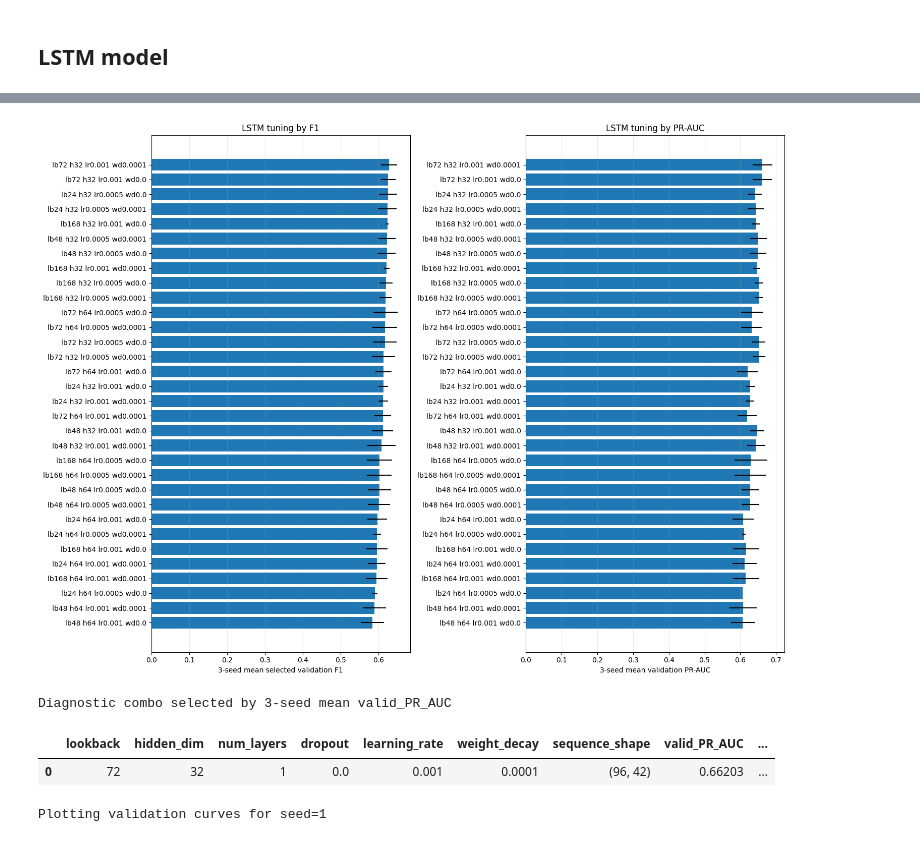
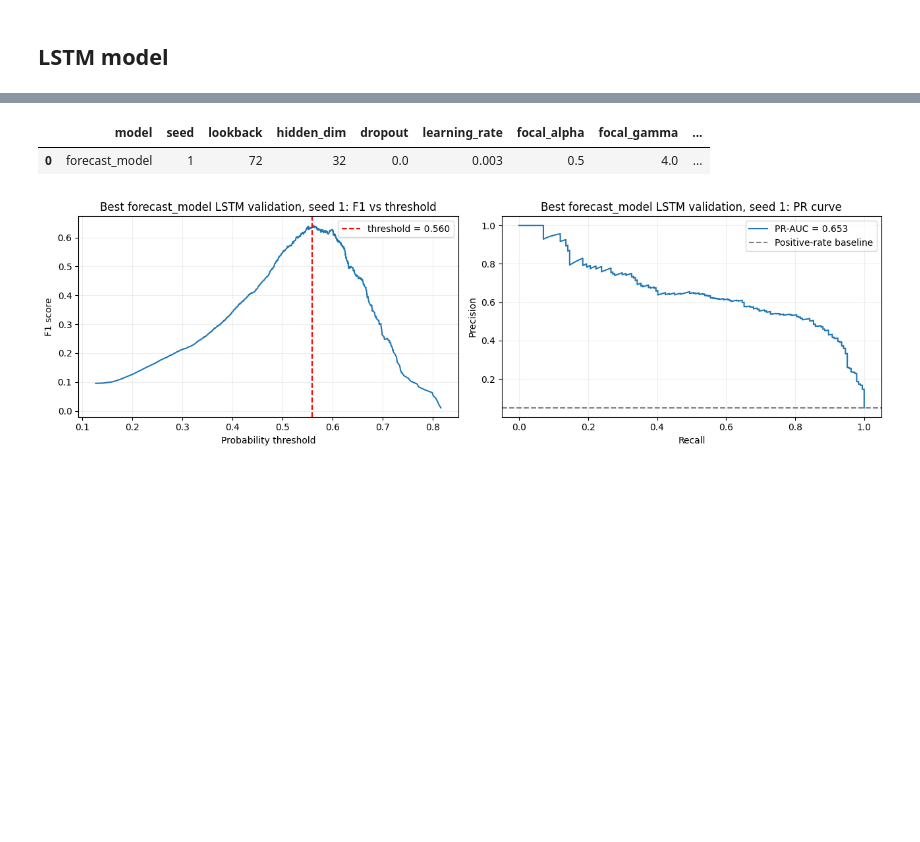
Before and after one commit to ranadeep83/Predicting_curtailment_events--Deep_Learning_Erdos-_2026, a Jupyter notebook: Experimental_modeling/lstm.ipynb, the cells around one changed output, grey strips where cells are left out. Cells and saved outputs as stored; diff of their text form; code cells hidden in the pictures; blank space fills up the shorter version.

Commit message:
final lstm, tcn, xgboost models and error analysis

```diff
--- a/Experimental_modeling/lstm.ipynb
+++ b/Experimental_modeling/lstm.ipynb
@@ -229,9 +228,9 @@ def build_model_datasets(current_lookback):
     }
 
     summary = pd.DataFrame([
-        {"model": "past_model", "lookback": current_lookback, "train": len(datasets["past_model"]["y_train"]), "valid": len(datasets["past_model"]["y_valid"]), "test": len(datasets["past_model"]["y_test"]), "sequence_shape": X_past.shape[1:]},
-        {"model": "forecast_model", "lookback": current_lookback, "train": len(datasets["forecast_model"]["y_train"]), "valid": len(datasets["forecast_model"]["y_valid"]), "test": len(datasets["forecast_model"]["y_test"]), "sequence_shape": X_forecast.shape[1:]},
-        {"model": "oracle_model", "lookback": current_lookback, "train": len(datasets["oracle_model"]["y_train"]), "valid": len(datasets["oracle_model"]["y_valid"]), "test": len(datasets["oracle_model"]["y_test"]), "sequence_shape": X_oracle.shape[1:]},
+        {"model": "past_model", "lookback": current_lookback, "train": len(datasets["past_model"]["y_train"]), "valid": len(datasets["past_model"]["y_valid"]), "sequence_shape": X_past.shape[1:]},
+        {"model": "forecast_model", "lookback": current_lookback, "train": len(datasets["forecast_model"]["y_train"]), "valid": len(datasets["forecast_model"]["y_valid"]), "sequence_shape": X_forecast.shape[1:]},
+        {"model": "oracle_model", "lookback": current_lookback, "train": len(datasets["oracle_model"]["y_train"]), "valid": len(datasets["oracle_model"]["y_valid"]), "sequence_shape": X_oracle.shape[1:]},
     ]).set_index("model")
 
     return datasets, summary, common_times
@@ -261,11 +260,12 @@ class CurtailmentLSTM(nn.Module):
             dropout=dropout if num_layers > 1 else 0.0,
             batch_first=True,
         )
+        self.output_dropout = nn.Dropout(dropout)
         self.fc = nn.Linear(hidden_dim, 1)
 
     def forward(self, x):
         lstm_out, _ = self.lstm(x)
-        last_step = lstm_out[:, -1, :]
+        last_step = self.output_dropout(lstm_out[:, -1, :])
         return self.fc(last_step).squeeze(-1)
 # %%
 # Dataloaders
@@ -669,61 +724,24 @@ Best tuning parameters selected by 3-seed mean selected_valid_F1
 # %%
-plot_tuning = tuning_summary_df.copy()
-plot_tuning["label"] = (
-    "lb" + plot_tuning["lookback"].astype(str)
-    + " h" + plot_tuning["hidden_dim"].astype(str)
-    + " lr" + plot_tuning["learning_rate"].astype(str)
-    + " wd" + plot_tuning["weight_decay"].astype(str)
+# Run the selected configuration once for validation diagnostics.
+datasets, _, _ = build_model_datasets(best_lookback)
+diagnostic_result = run_tuning_config(
+    current_config,
+    datasets["forecast_model"],
+    seed=1,
+    return_predictions=True,
 )
-plot_tuning = plot_tuning.sort_values("selected_valid_F1", ascending=True)
+diagnostic_valid_true = diagnostic_result.pop("valid_true")
+diagnostic_valid_prob = diagnostic_result.pop("valid_prob")
 
-fig, axes = plt.subplots(1, 2, figsize=(15, max(5, 0.35 * len(plot_tuning))))
-axes[0].barh(plot_tuning["label"], plot_tuning["selected_valid_F1"], xerr=plot_tuning["selected_valid_F1_std"].fillna(0))
-axes[0].set(xlabel="3-seed mean selected validation F1", title="LSTM tuning by F1")
-axes[0].grid(axis="x", alpha=0.25)
-
-axes[1].barh(plot_tuning["label"], plot_tuning["valid_PR_AUC"], xerr=plot_tuning["valid_PR_AUC_std"].fillna(0))
-axes[1].set(xlabel="3-seed mean validation PR-AUC", title="LSTM tuning by PR-AUC")
-axes[1].grid(axis="x", alpha=0.25)
-plt.tight_layout()
-plt.show()
-
-best_pr_auc_row = tuning_summary_df.sort_values(["valid_PR_AUC", "selected_valid_F1"], ascending=False).iloc[0]
-diagnostic_lookback = int(best_pr_auc_row["lookback"])
-diagnostic_hidden_dim = int(best_pr_auc_row["hidden_dim"])
-diagnostic_learning_rate = float(best_pr_auc_row["learning_rate"])
-diagnostic_weight_decay = float(best_pr_auc_row["weight_decay"])
-diagnostic_seed = 1
-
-diagnostic_seed_row = tuning_seed_results_df[
-    (tuning_seed_results_df["lookback"] == diagnostic_lookback)
-    & (tuning_seed_results_df["hidden_dim"] == diagnostic_hidden_dim)
-    & (tuning_seed_results_df["learning_rate"] == diagnostic_learning_rate)
-    & (tuning_seed_results_df["weight_decay"] == diagnostic_weight_decay)
-    & (tuning_seed_results_df["seed"] == diagnostic_seed)
-].iloc[0]
-
-best_prediction_key = (
-    diagnostic_lookback,
-    diagnostic_hidden_dim,
-    diagnostic_learning_rate,
-    diagnostic_weight_decay,
-    diagnostic_seed,
-)
-best_prediction = tuning_predictions[best_prediction_key]
-
-print("Diagnostic combo selected by 3-seed mean valid_PR_AUC")
-display(pd.DataFrame([best_pr_auc_row]))
-print(f"Plotting validation curves for seed={diagnostic_seed}")
+display(pd.DataFrame([diagnostic_result]))
 validation_curve_summary = plot_threshold_and_pr_curve(
-    best_prediction["valid_true"],
-    best_prediction["valid_prob"],
-    threshold=float(diagnostic_seed_row["selected_threshold"]),
-    title=f"forecast_model LSTM lb{diagnostic_lookback} seed{diagnostic_seed}",
+    diagnostic_valid_true,
+    diagnostic_valid_prob,
+    threshold=diagnostic_result["selected_threshold"],
+    title="Best forecast_model LSTM validation, seed 1",
 )
 display(pd.DataFrame([validation_curve_summary]))
 # %% [output]
+|  | model | seed | lookback | hidden_dim | dropout | learning_rate | focal_alpha | focal_gamma | ... |
+| 0 | forecast_model | 1 | 72 | 32 | 0.0 | 0.003 | 0.5 | 4.0 | ... |
-[figure, old version]
+[figure, new version]
-Diagnostic combo selected by 3-seed mean valid_PR_AUC
-|  | lookback | hidden_dim | num_layers | dropout | learning_rate | weight_decay | sequence_shape | valid_PR_AUC | ... |
-| 0 | 72 | 32 | 1 | 0.0 | 0.001 | 0.0001 | (96, 42) | 0.66203 | ... |
-Plotting validation curves for seed=1
```
Also changed, not shown: parts of 11 cells of this notebook, 12 other files.
